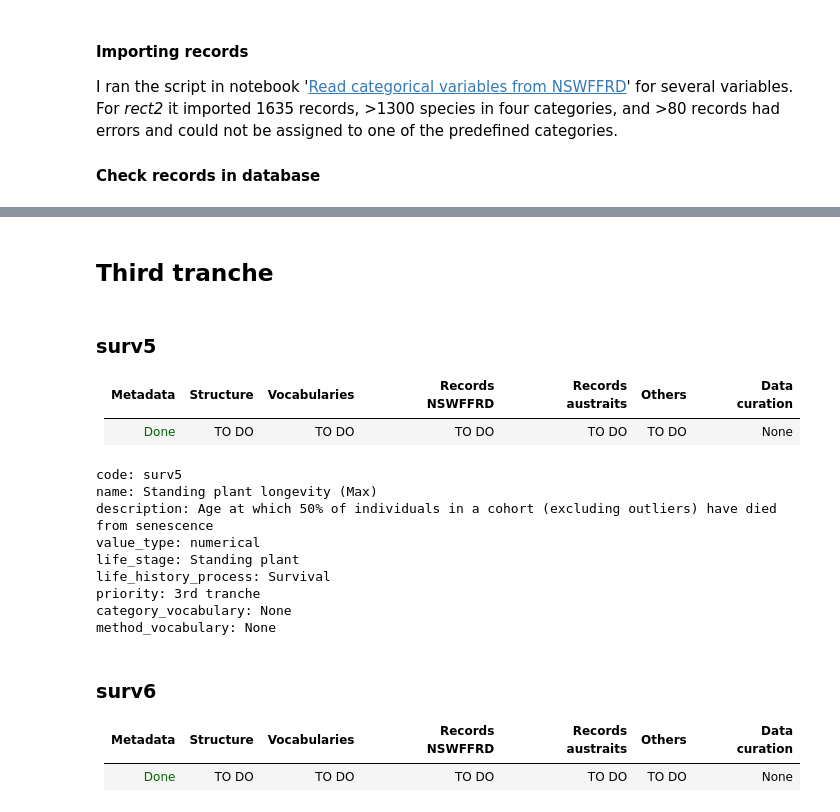
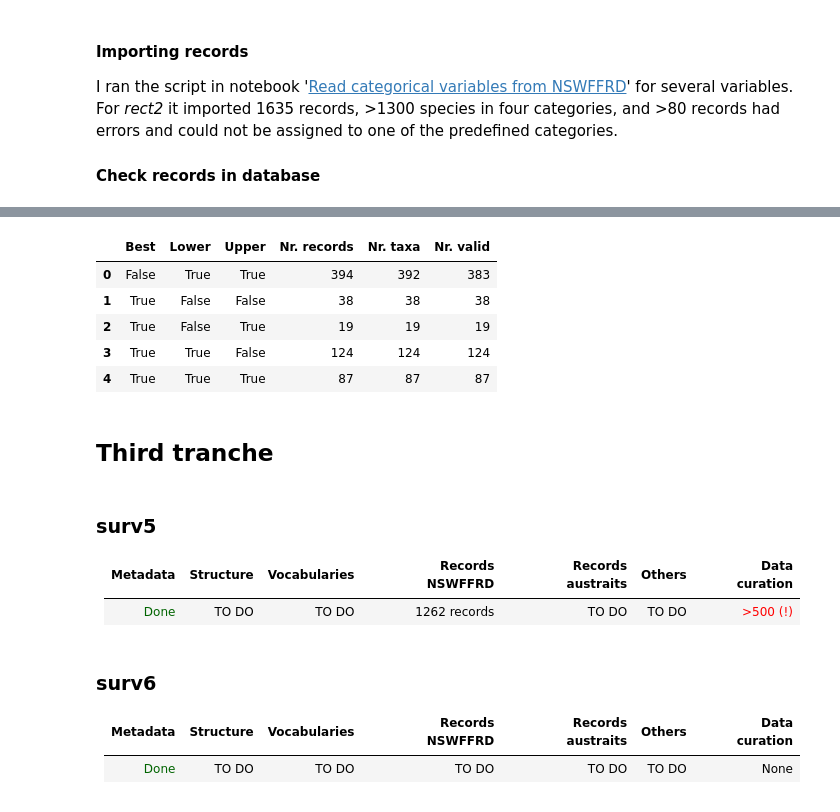
Before and after one commit to ces-unsw-edu-au/fireveg-db-imports, a Jupyter notebook: python/Literature-review/00-Status-Imports.ipynb, the cells around one changed output, grey strips where cells are left out. Cells and saved outputs as stored; diff of their text form; code cells hidden in the pictures.

```diff
--- a/python/Literature-review/00-Status-Imports.ipynb
+++ b/python/Literature-review/00-Status-Imports.ipynb
@@ -405,24 +552,24 @@ TO DO|TO DO|TO DO| TO DO| TO DO | None
+# %%
+res = dbquery(qry_triplet % 'repr3a',dbparams)
+data=pd.DataFrame(res)
+data.rename(columns={0:"Best",1:"Lower",2:"Upper",3:"Nr. records",4:"Nr. taxa",5:"Nr. valid"})
+# %% [output]
+|  | Best | Lower | Upper | Nr. records | Nr. taxa | Nr. valid |
+| 0 | False | True | True | 394 | 392 | 383 |
+| 1 | True | False | False | 38 | 38 | 38 |
+| 2 | True | False | True | 19 | 19 | 19 |
+| 3 | True | True | False | 124 | 124 | 124 |
+| 4 | True | True | True | 87 | 87 | 87 |
 # %% [markdown]
 ## Third tranche
 # %% [markdown]
 ### surv5
 Metadata | Structure | Vocabularies | Records NSWFFRD | Records austraits | Others | Data curation
 ---|---|---|---|---|---|---
-<font color='darkgreen'>Done</font>|TO DO|TO DO|TO DO| TO DO| TO DO | None
+<font color='darkgreen'>Done</font>|TO DO|TO DO|1262 records| TO DO| TO DO | <font color='red'>>500 (!)</font>
 # %%
-for elem in filter(lambda x: x['code'] == 'surv5', trait_info):
-    for k in elem.keys():
-        print("%s: %s" % (k,elem[k]))
+elem = trait_info[trait_info["Trait code"]=="surv5"]
+elem.transpose()
-# %% [output]
-code: surv5
-name: Standing plant longevity (Max)
-description: Age at which 50% of individuals in a cohort (excluding outliers) have died from senescence
-value_type: numerical
-life_stage: Standing plant
-life_history_process: Survival
-priority: 3rd tranche
-category_vocabulary: None
-method_vocabulary: None
 # %% [markdown]
 ### surv6
 Metadata | Structure | Vocabularies | Records NSWFFRD | Records austraits | Others | Data curation
```
Also changed, not shown: parts of 57 cells of this notebook, 2 other files.
